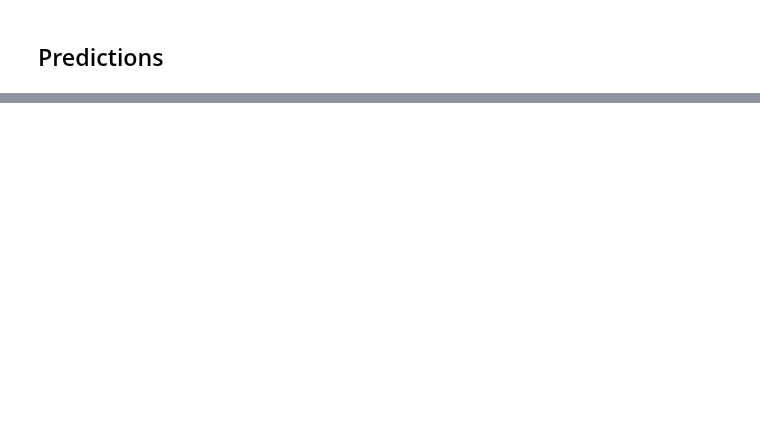
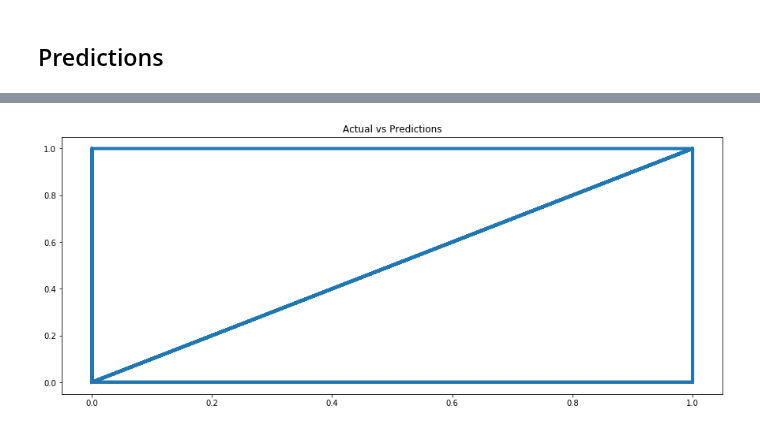
Before and after one commit to rooneyrulz/prima_diabetes_classification, a Jupyter notebook: Prima Diabetes Prediction.ipynb, the cells around one changed output, grey strips where cells are left out. Cells and saved outputs as stored; diff of their text form; code cells hidden in the pictures; blank space fills up the shorter version.

```diff
--- a/Prima Diabetes Prediction.ipynb
+++ b/Prima Diabetes Prediction.ipynb
@@ -238,0 +226,5 @@ ValueError: plot_confusion_matrix only supports classifiers
+# %%
+# New DataFrame with Actual vs Pred
+pred_df = pd.DataFrame({'Actual': y_test, 'Predicted': pred_class})
+
+pred_df
@@ -238,0 +245,9 @@ ValueError: plot_confusion_matrix only supports classifiers
+# %%
+# Plot Pred vs Actual
+plt.figure(figsize = (15, 6))
+plt.title('Actual vs Predictions')
+
+plt.plot(pred_df['Actual'], pred_df['Predicted'], linewidth=4)
+plt.show()
+# %% [output]
+[figure, added]
```
Also changed, not shown: parts of 11 cells of this notebook.
